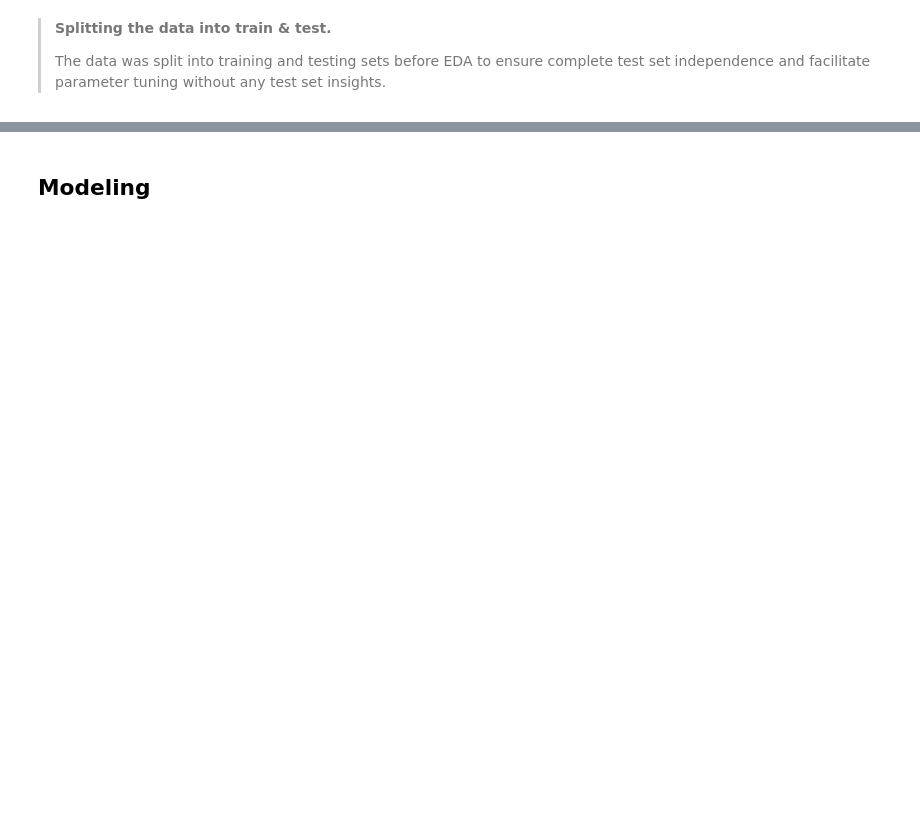
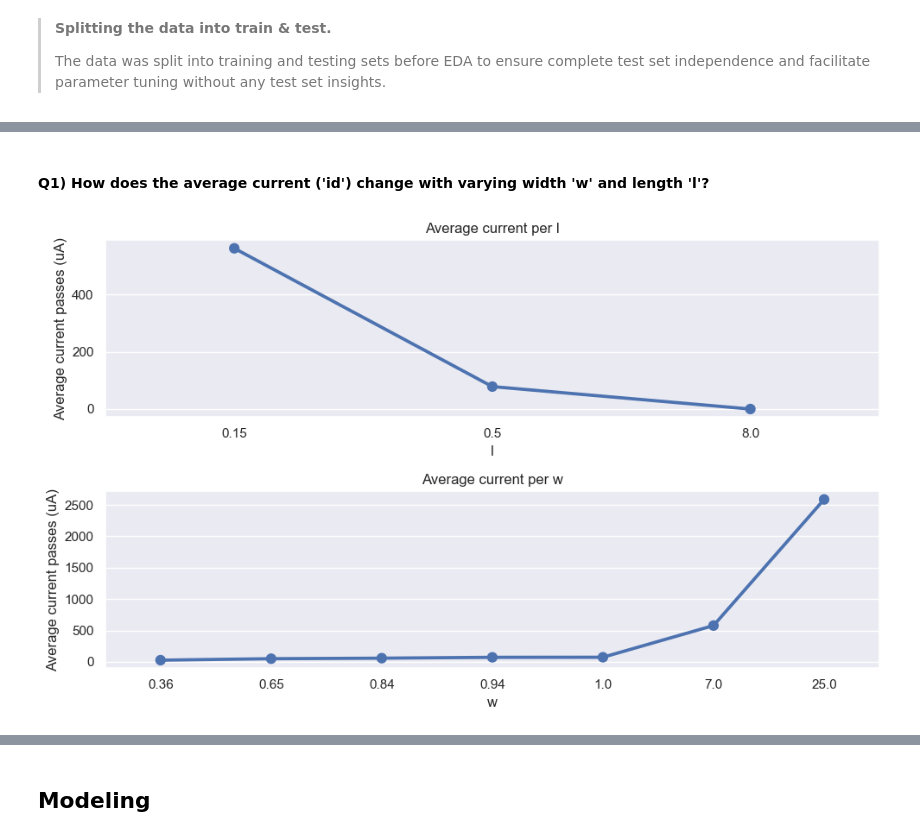
Before and after one commit to mo7amed7assan1911/MOS_Transistor_Current_Predictor, a Jupyter notebook: Notebooks/MOS_Transistor_Predictor.ipynb, the cells around one changed output, grey strips where cells are left out. Cells and saved outputs as stored; diff of their text form; code cells hidden in the pictures; blank space fills up the shorter version.

```diff
--- a/Notebooks/MOS_Transistor_Predictor.ipynb
+++ b/Notebooks/MOS_Transistor_Predictor.ipynb
@@ -228,0 +295,6 @@ df_train.head()
+# %% [markdown]
+#### Q1) How does the average current ('id') change with varying width 'w' and length 'l'?
+# %%
+mean_id_by_column(df_train, ['l', 'w'])
+# %% [output]
+[figure, added]
```
Also changed, not shown: parts of 28 cells of this notebook, 1 other file.
